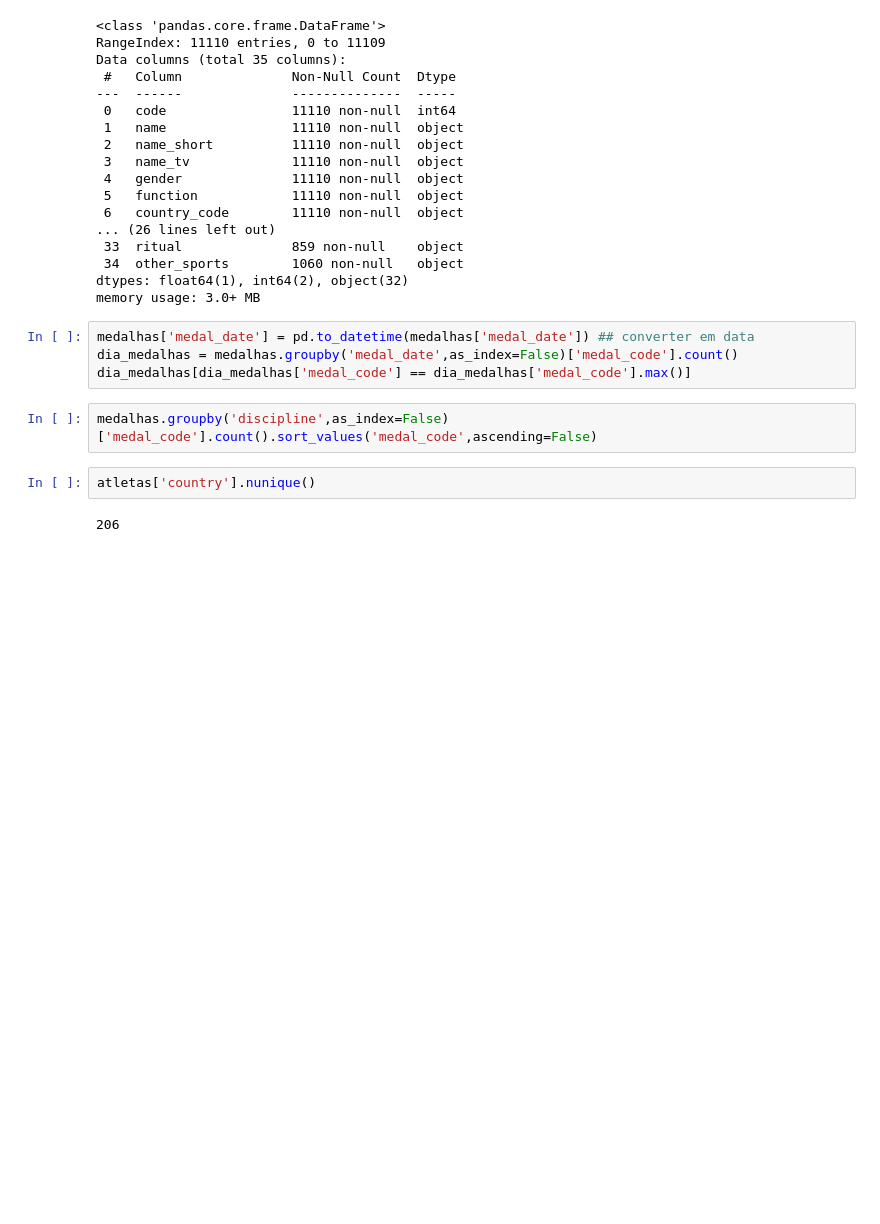
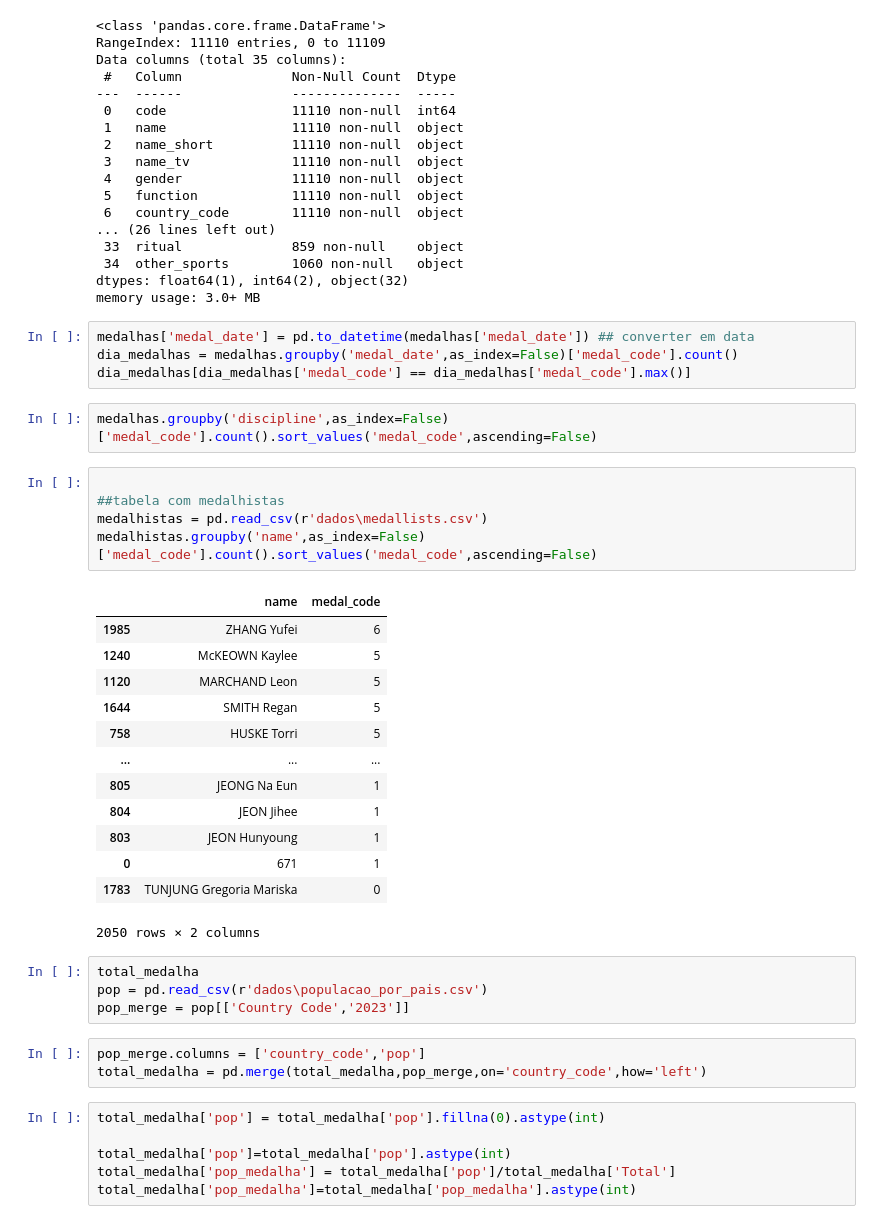
Before and after one commit to gabruck84/Atividade_Modulo3_XP, a Jupyter notebook: Resolução_Atividades.ipynb, the cells around one changed output. Drawn from its saved outputs; the diff is of its cells as text; blank space fills up the shorter version.

```diff
--- a/Resolução_Atividades.ipynb
+++ b/Resolução_Atividades.ipynb
@@ -68,6 +68,34 @@ dia_medalhas[dia_medalhas['medal_code'] == dia_medalhas['medal_code'].max()]
 # %%
 medalhas.groupby('discipline',as_index=False)['medal_code'].count().sort_values('medal_code',ascending=False)
 # %%
-atletas['country'].nunique()
+
+##tabela com medalhistas
+medalhistas = pd.read_csv(r'dados\medallists.csv')
+medalhistas.groupby('name',as_index=False)['medal_code'].count().sort_values('medal_code',ascending=False)
 # %% [output]
+|  | name | medal_code |
+| 1985 | ZHANG Yufei | 6 |
+| 1240 | McKEOWN Kaylee | 5 |
+| 1120 | MARCHAND Leon | 5 |
+| 1644 | SMITH Regan | 5 |
+| 758 | HUSKE Torri | 5 |
+| ... | ... | ... |
+| 805 | JEONG Na Eun | 1 |
+| 804 | JEON Jihee | 1 |
+| 803 | JEON Hunyoung | 1 |
+| 0 | 671 | 1 |
+| 1783 | TUNJUNG Gregoria Mariska | 0 |
-206
+2050 rows × 2 columns
+# %%
+total_medalha
+pop = pd.read_csv(r'dados\populacao_por_pais.csv')
+pop_merge = pop[['Country Code','2023']]
+# %%
+pop_merge.columns = ['country_code','pop']
+total_medalha = pd.merge(total_medalha,pop_merge,on='country_code',how='left')
+# %%
+total_medalha['pop'] = total_medalha['pop'].fillna(0).astype(int)
+
+total_medalha['pop']=total_medalha['pop'].astype(int)
+total_medalha['pop_medalha'] = total_medalha['pop']/total_medalha['Total']
+total_medalha['pop_medalha']=total_medalha['pop_medalha'].astype(int)
```
Also changed, not shown: parts of 1 cell of this notebook, 3 other files.
